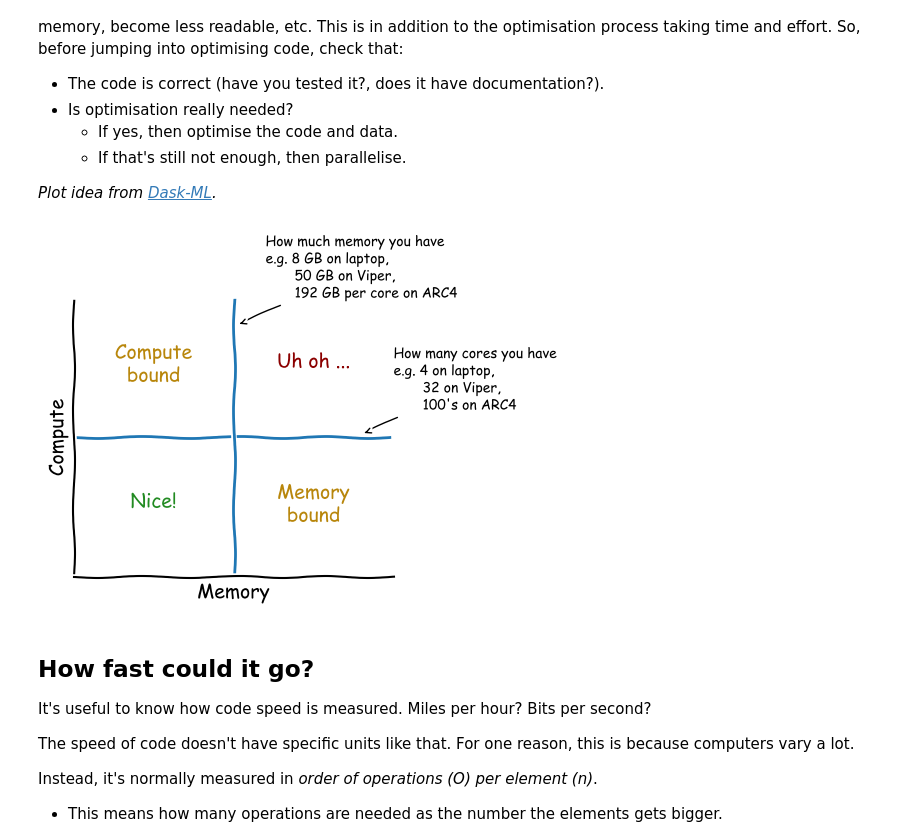
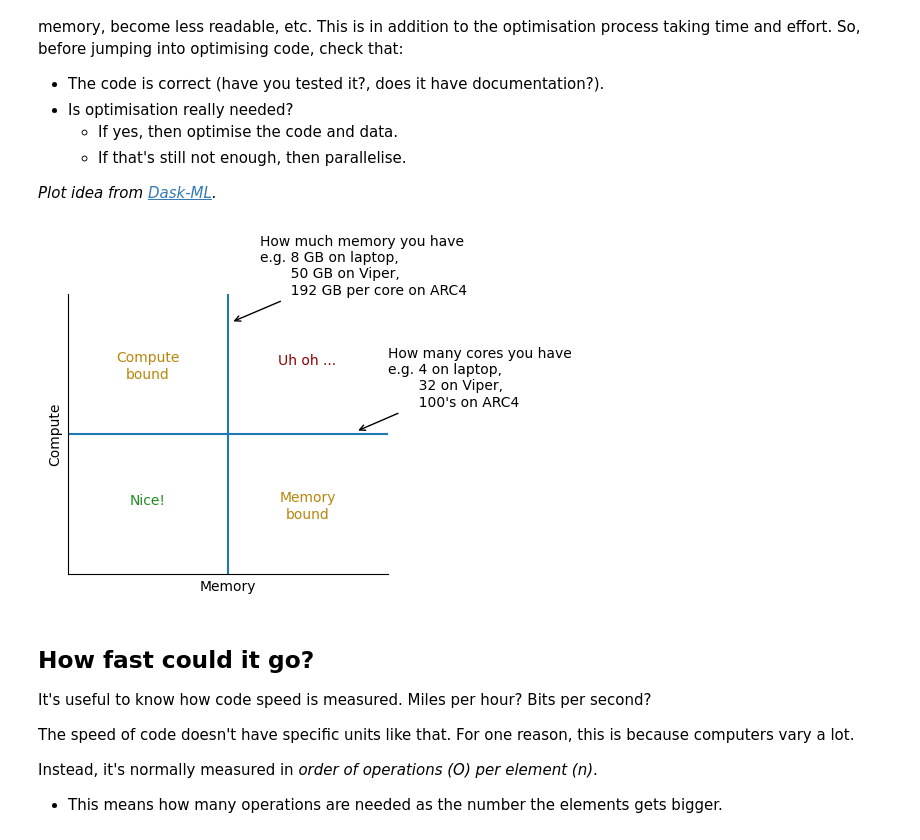
Before and after one commit to lukeconibear/swd6_hpp, a Jupyter notebook: docs/00_overview.ipynb, the cells around one changed output. Cells and saved outputs as stored; diff of their text form; code cells hidden in the pictures.

Commit message:
Remove XKCD plots due to font lacking in actions

```diff
--- a/docs/00_overview.ipynb
+++ b/docs/00_overview.ipynb
@@ -31,42 +31,40 @@ There are trade-offs when you pursue faster code, for example, it may become mor
 # %%
 import matplotlib.pyplot as plt
 import numpy as np
-plt.rcParams['font.family'] = "DejaVu Sans"
 
-with plt.xkcd():
-    fig = plt.figure(figsize=(4, 4), dpi=100)
-    ax = fig.add_axes((0.1, 0.2, 0.8, 0.7))
-    ax.spines['right'].set_color('none')
-    ax.spines['top'].set_color('none')
-    ax.set_xticks([])
-    ax.set_yticks([])
-    ax.set_ylim([0, 1])
-    ax.set_xlim([0, 1])
-    plt.axhline(y=0.5, linestyle='-')
-    plt.axvline(x=0.5, linestyle='-')
-    ax.annotate('Compute\nbound', xy=(0.25, 0.7), ha='center', color='darkgoldenrod')
-    ax.annotate('Memory\nbound', xy=(0.75, 0.2), ha='center', color='darkgoldenrod')
-    ax.annotate('Nice!', xy=(0.25, 0.25), ha='center', color='forestgreen')
-    ax.annotate('Uh oh ...', xy=(0.75, 0.75), ha='center', color='darkred')
-    ax.annotate(
-        "How many cores you have\ne.g. 4 on laptop,\n       32 on Viper,\n       100's on ARC4",
-        arrowprops=dict(arrowstyle='->'),
-        xy=(0.9, 0.51),
-        xytext=(1, 0.6),
-        fontsize=10
-    )
-    ax.annotate(
-        "How much memory you have\ne.g. 8 GB on laptop,\n       50 GB on Viper,\n       192 GB per core on ARC4",
-        arrowprops=dict(arrowstyle='->'),
-        xy=(0.51, 0.9),
-        xytext=(0.6, 1),
-        fontsize=10
-    )
-    ax.set_xlabel('Memory')
-    ax.set_ylabel('Compute')
-    plt.show()
+fig = plt.figure(figsize=(4, 4), dpi=100)
+ax = fig.add_axes((0.1, 0.2, 0.8, 0.7))
+ax.spines['right'].set_color('none')
+ax.spines['top'].set_color('none')
+ax.set_xticks([])
+ax.set_yticks([])
+ax.set_ylim([0, 1])
+ax.set_xlim([0, 1])
+plt.axhline(y=0.5, linestyle='-')
+plt.axvline(x=0.5, linestyle='-')
+ax.annotate('Compute\nbound', xy=(0.25, 0.7), ha='center', color='darkgoldenrod')
+ax.annotate('Memory\nbound', xy=(0.75, 0.2), ha='center', color='darkgoldenrod')
+ax.annotate('Nice!', xy=(0.25, 0.25), ha='center', color='forestgreen')
+ax.annotate('Uh oh ...', xy=(0.75, 0.75), ha='center', color='darkred')
+ax.annotate(
+    "How many cores you have\ne.g. 4 on laptop,\n       32 on Viper,\n       100's on ARC4",
+    arrowprops=dict(arrowstyle='->'),
+    xy=(0.9, 0.51),
+    xytext=(1, 0.6),
+    fontsize=10
+)
+ax.annotate(
+    "How much memory you have\ne.g. 8 GB on laptop,\n       50 GB on Viper,\n       192 GB per core on ARC4",
+    arrowprops=dict(arrowstyle='->'),
+    xy=(0.51, 0.9),
+    xytext=(0.6, 1),
+    fontsize=10
+)
+ax.set_xlabel('Memory')
+ax.set_ylabel('Compute')
+plt.show()
 # %% [output]
-[figure, old version]
+[figure, new version]
 # %% [markdown]
 ## How fast could it go?
 
```
Also changed, not shown: parts of 1 cell of this notebook, 1 other file.
